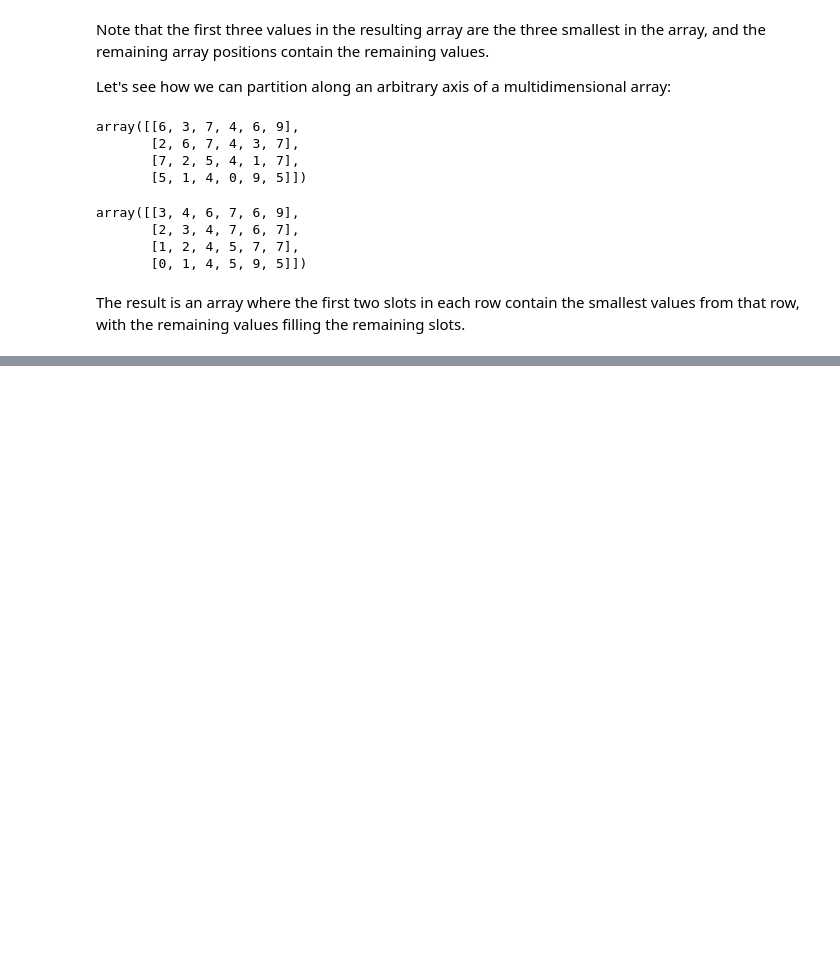
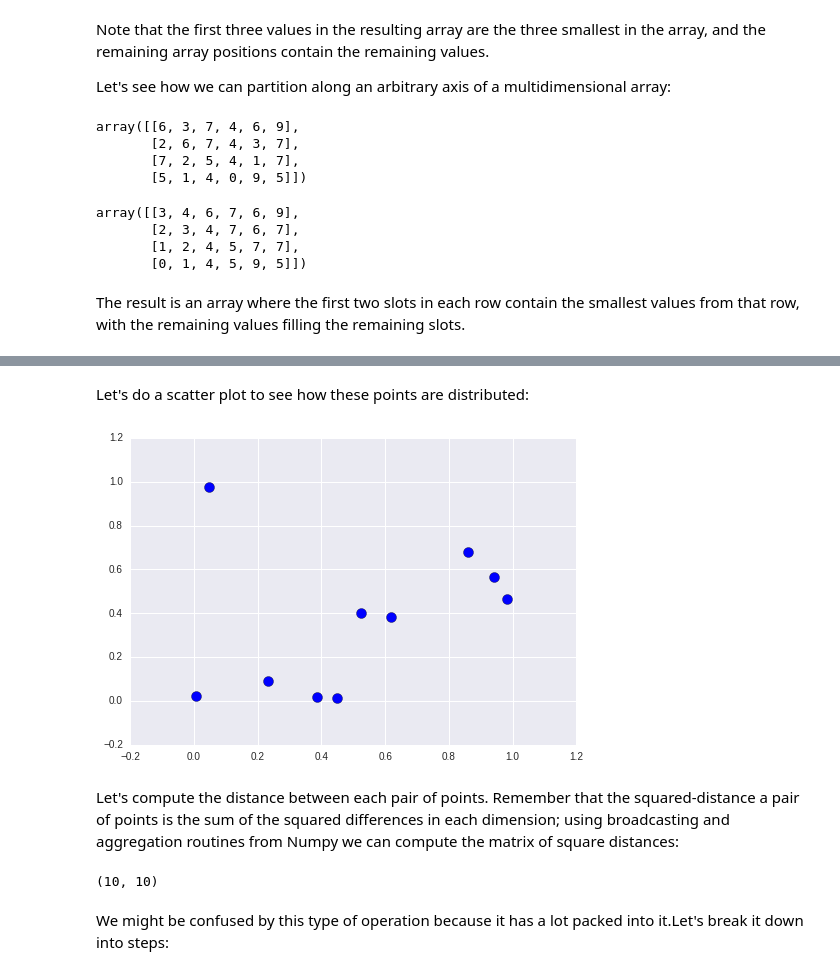
Before and after one commit to ncclementi/PythonDataScienceHandbook, a Jupyter notebook: my_notebooks/Chapter_2.ipynb, the cells around one changed output, grey strips where cells are left out. Saved outputs shown, nothing was run; the diff lists cells and outputs as text; code cells hidden in the pictures; blank space fills up the shorter version.

```diff
--- a/my_notebooks/Chapter_2.ipynb
+++ b/my_notebooks/Chapter_2.ipynb
@@ -1157,0 +1162,3 @@ The result is an array where the first two slots in each row contain the smalles
+# %%
+X =rand.rand(10, 2)
+X
@@ -1157,0 +1176,8 @@ The result is an array where the first two slots in each row contain the smalles
+# %% [markdown]
+Let's do a scatter plot to see how these points are distributed:
+# %%
+pyplot.scatter(X[:, 0], X[:, 1], s=100);
+# %% [output]
+[figure, added]
+# %% [markdown]
+Let's compute the distance between each pair of points. Remember that the squared-distance a pair of points is the sum of the squared differences in each dimension; using broadcasting and aggregation routines from Numpy we can compute the matrix of square distances:
@@ -1157,0 +1186,6 @@ The result is an array where the first two slots in each row contain the smalles
+# %%
+dist_sq.shape
+# %% [output]
+(10, 10)
+# %% [markdown]
+We might be confused by this type of operation because it has a lot packed into it.Let's break it down into steps:
```
Also changed, not shown: parts of 41 cells of this notebook.
